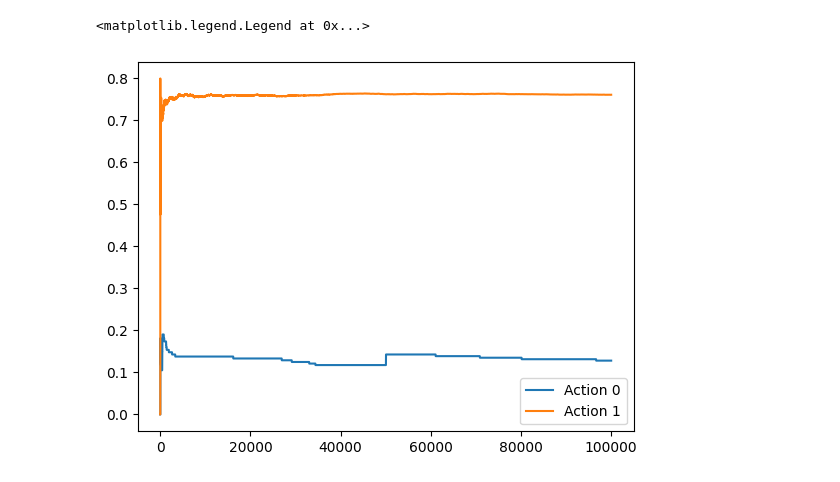
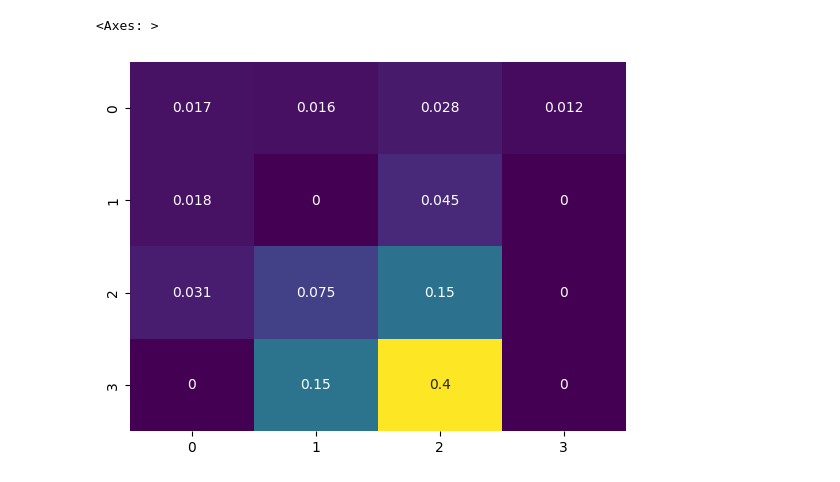
Before and after one commit to mikelgda/rl-projects, a Jupyter notebook: test.ipynb, the cells around one changed output. Cells and saved outputs as stored; diff of their text form; code cells hidden in the pictures.

```diff
--- a/test.ipynb
+++ b/test.ipynb
@@ -3,23 +3,22 @@ import seaborn as sns
 import matplotlib.pyplot as plt
 import numpy as np
 # %%
-from rl_projects.envs.mab import BanditSlipperyWalk
-from rl_projects.mab.strategies import (
-    gaussian_thompson_sampling
+from rl_projects.envs.frozen_lake import (
+    get_default_env,
+    OPTIMAL_FROZEN_LAKE_POLICY,
+    random_stochastic_policy,
+    visualize_Q_function
+)
+from rl_projects.sampling.utils import collect_trajectory, decay_schedule
+from rl_projects.basic.policy_evaluation import policy_evaluation
+from rl_projects.sampling.monte_carlo import monte_carlo_policy_evaluation
+from rl_projects.sampling.temporal_difference import td_policy_evaluation, tdn_policy_evaluation
 
-)
-
-bsw = BanditSlipperyWalk(slip_prob=0.2)
-# returns, Q_per_event, actions = beta_thompson_sampling(bsw, n_episodes=100_000)
-returns, Q_per_event, actions = gaussian_thompson_sampling(bsw, n_episodes=100_000)
-
-# returns, Q_per_event, actions = pure_exploitation(bsw, n_episodes=100_000, initialization=optimistic_initialization)
-# returns, Q_per_event, actions = pure_exploration(bsw, n_episodes=100_000)
-# returns, Q_per_event, actions = epsilon_greedy(bsw, n_episodes=100_000, epsilon=0.01)
+env = get_default_env()
+policy = random_stochastic_policy(env)
+# policy = OPTIMAL_FROZEN_LAKE_POLICY
-# %%
-plt.plot(Q_per_event[:, 0], label="Action 0")
-plt.plot(Q_per_event[:, 1], label="Action 1")
-plt.legend()
-# %% [output]
-<matplotlib.legend.Legend at 0x...>
-[figure, removed]
+# %%
+sns.heatmap(policy_evaluation(policy, env.unwrapped.P).reshape(4,4), annot=True, cmap="viridis", cbar=False)
+# %% [output]
+<Axes: >
+[figure, added]
```
Also changed, not shown: parts of 4 cells of this notebook, 4 other files.
